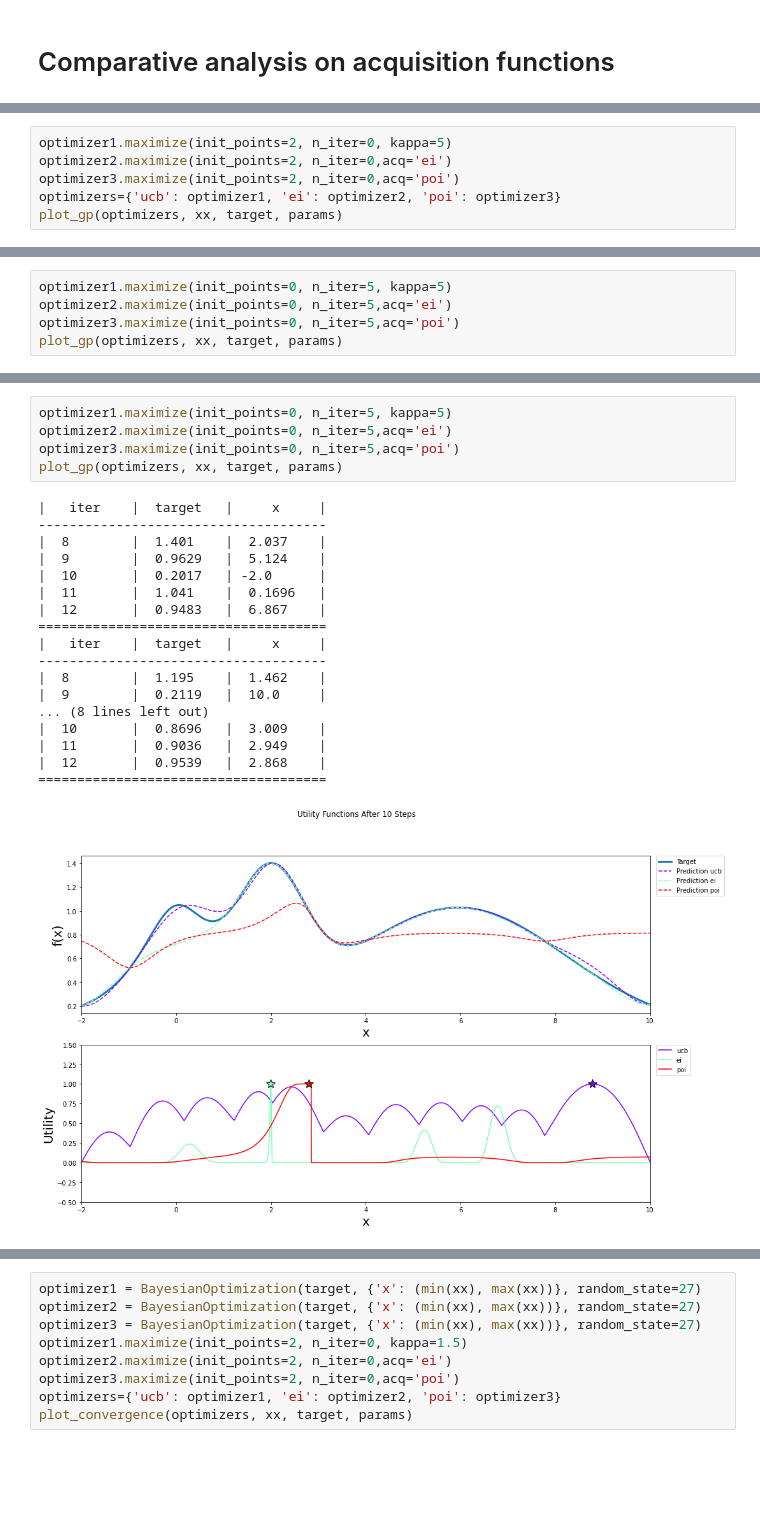
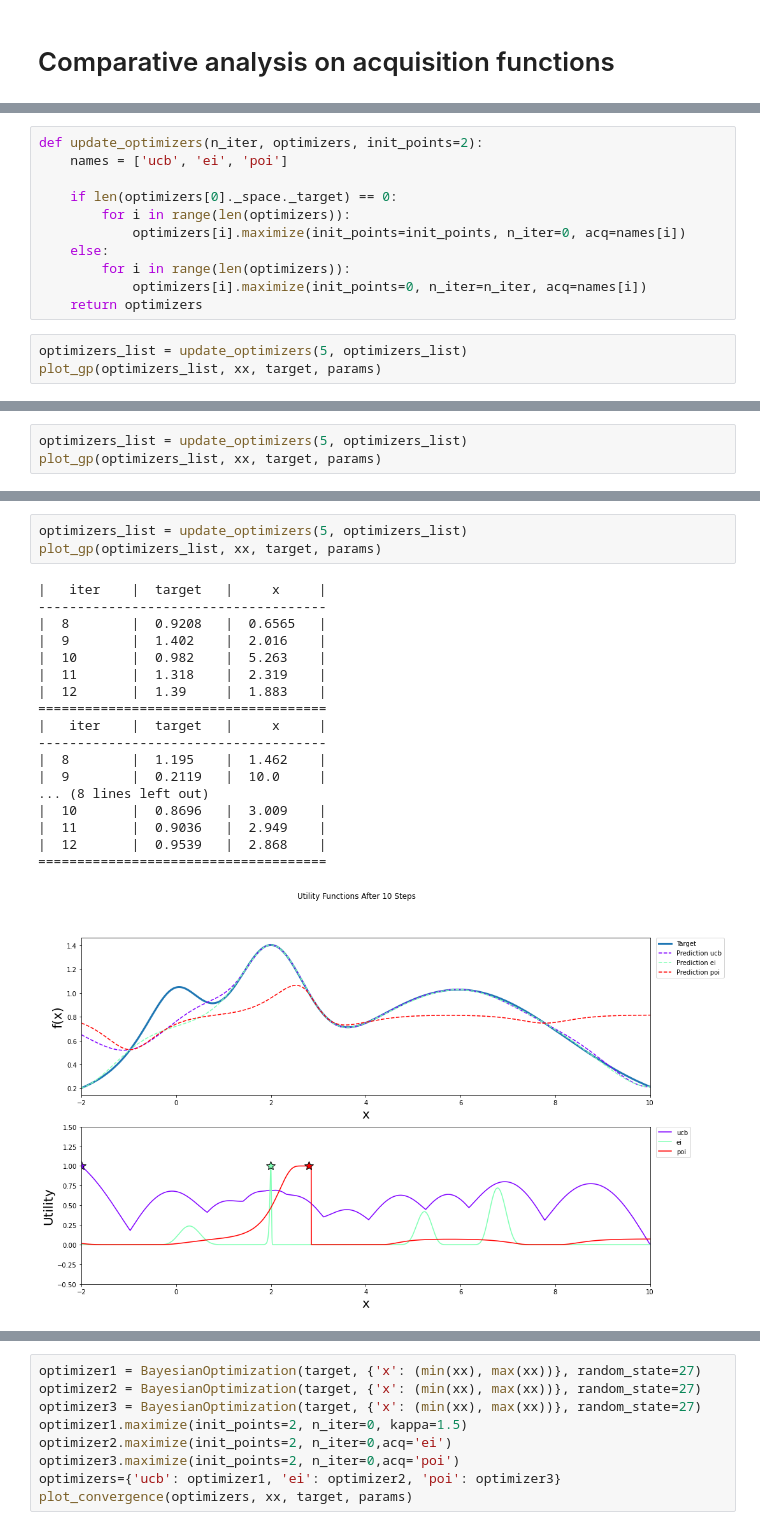
Before and after one commit to MartinaGaravaglia/BayesianOptimization, a Jupyter notebook: examples/plot_acq_func_examples.ipynb, the cells around one changed output, grey strips where cells are left out. Cells and saved outputs as stored; diff of their text form; blank space fills up the shorter version.

```diff
--- a/examples/plot_acq_func_examples.ipynb
+++ b/examples/plot_acq_func_examples.ipynb
@@ -35,6 +36,0 @@ params = {'ucb': {'kappa': 5, 'xi': 0}, 'ei': {'kappa': 5, 'xi': 0}, 'poi': {'ka
-# %%
-optimizer1.maximize(init_points=2, n_iter=0, kappa=5)
-optimizer2.maximize(init_points=2, n_iter=0,acq='ei')
-optimizer3.maximize(init_points=2, n_iter=0,acq='poi')
-optimizers={'ucb': optimizer1, 'ei': optimizer2, 'poi': optimizer3}
-plot_gp(optimizers, xx, target, params)
@@ -57,0 +37,14 @@ plot_gp(optimizers, xx, target, params)
+# %%
+def update_optimizers(n_iter, optimizers, init_points=2):
+    names = ['ucb', 'ei', 'poi']
+
+    if len(optimizers[0]._space._target) == 0:
+        for i in range(len(optimizers)):
+            optimizers[i].maximize(init_points=init_points, n_iter=0, acq=names[i])
+    else:
+        for i in range(len(optimizers)):
+            optimizers[i].maximize(init_points=0, n_iter=n_iter, acq=names[i])
+    return optimizers
+# %%
+optimizers_list = update_optimizers(5, optimizers_list)
+plot_gp(optimizers_list, xx, target, params)
@@ -58,8 +68,6 @@ plot_gp(optimizers, xx, target, params)
 # %%
-optimizer1.maximize(init_points=0, n_iter=5, kappa=5)
-optimizer2.maximize(init_points=0, n_iter=5,acq='ei')
-optimizer3.maximize(init_points=0, n_iter=5,acq='poi')
-plot_gp(optimizers, xx, target, params)
+optimizers_list = update_optimizers(5, optimizers_list)
+plot_gp(optimizers_list, xx, target, params)
 # %% [output]
 |   iter    |  target   |     x     |
 -------------------------------------
@@ -82,25 +90,23 @@ plot_gp(optimizers, xx, target, params)
 # %%
-optimizer1.maximize(init_points=0, n_iter=5, kappa=5)
-optimizer2.maximize(init_points=0, n_iter=5,acq='ei')
-optimizer3.maximize(init_points=0, n_iter=5,acq='poi')
-plot_gp(optimizers, xx, target, params)
+optimizers_list = update_optimizers(5, optimizers_list)
+plot_gp(optimizers_list, xx, target, params)
 # %% [output]
 |   iter    |  target   |     x     |
 -------------------------------------
-|  8        |  1.401    |  2.037    |
-|  9        |  0.9629   |  5.124    |
-|  10       |  0.2017   | -2.0      |
-|  11       |  1.041    |  0.1696   |
-|  12       |  0.9483   |  6.867    |
+|  8        |  0.9208   |  0.6565   |
+|  9        |  1.402    |  2.016    |
+|  10       |  0.982    |  5.263    |
+|  11       |  1.318    |  2.319    |
+|  12       |  1.39     |  1.883    |
 =====================================
 |   iter    |  target   |     x     |
 -------------------------------------
 |  8        |  1.195    |  1.462    |
 |  9        |  0.2119   |  10.0     |
 ... (8 lines left out)
 |  10       |  0.8696   |  3.009    |
 |  11       |  0.9036   |  2.949    |
 |  12       |  0.9539   |  2.868    |
 =====================================
-[figure, old version]
+[figure, new version]
 # %%
```
Also changed, not shown: parts of 10 cells of this notebook, 1 other file.
